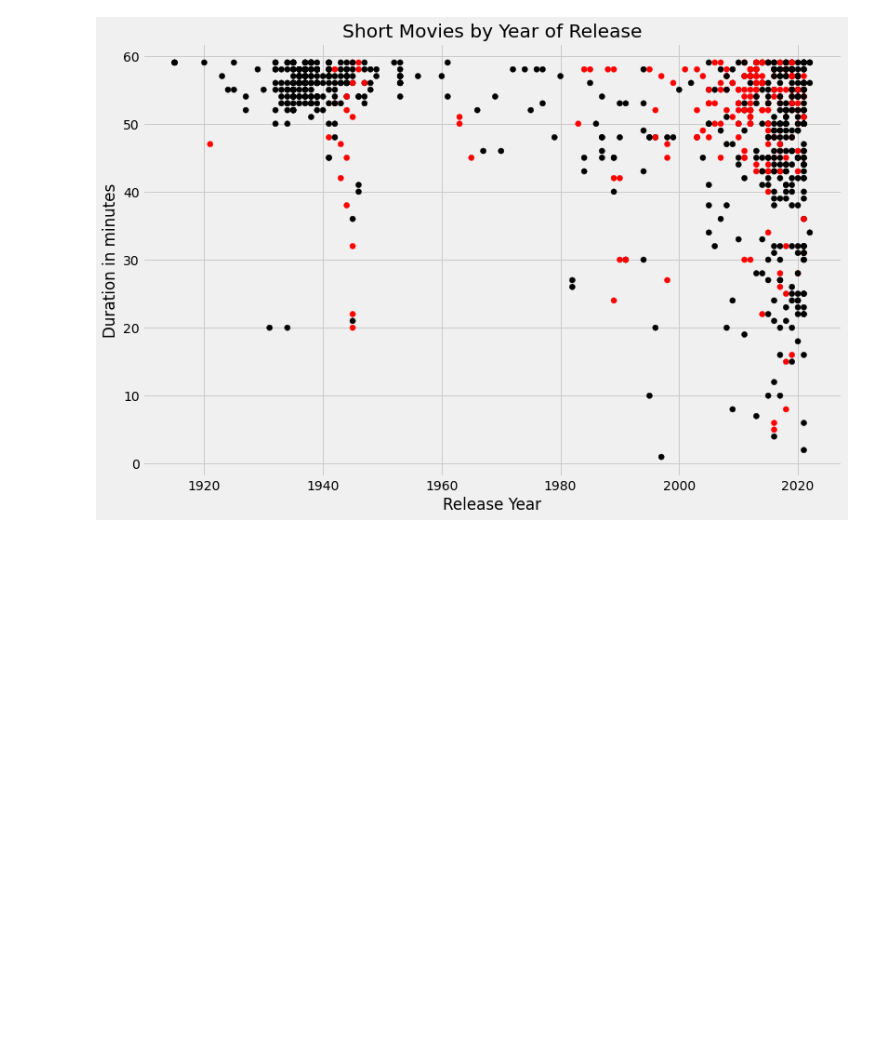
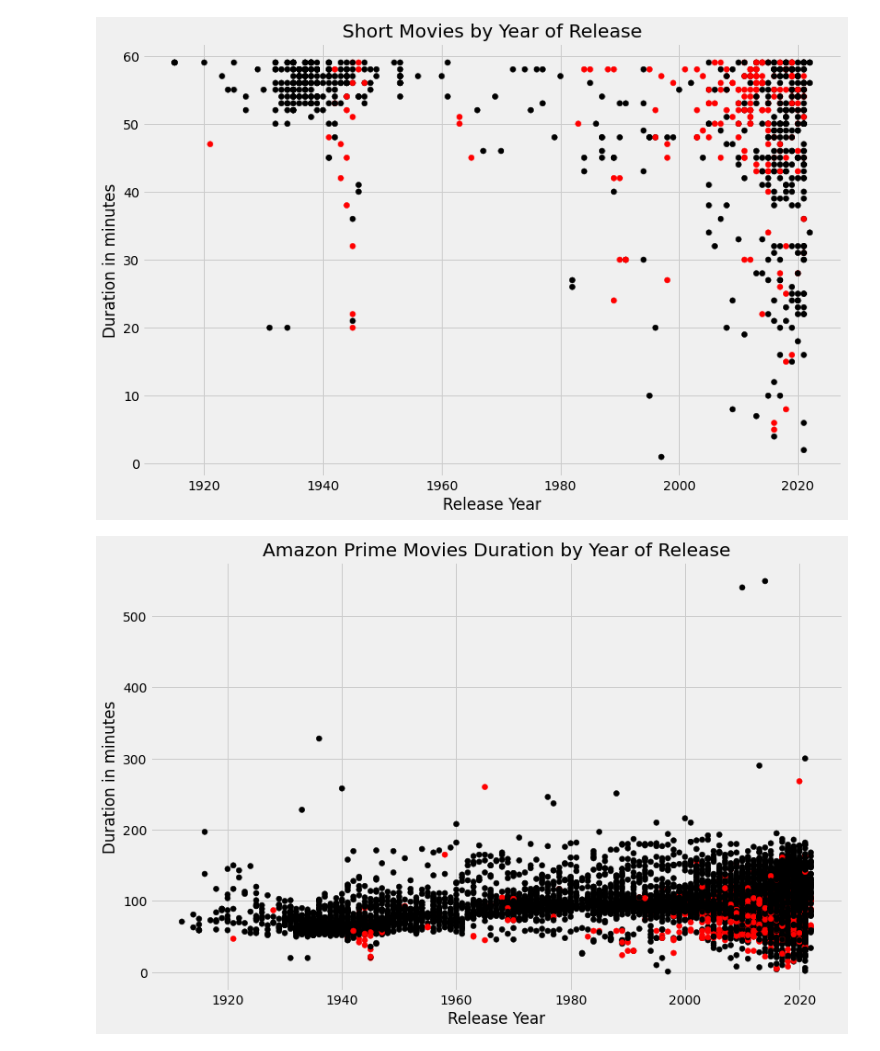
Before and after one commit to taryegh/amazon-prime-movies, a Jupyter notebook: amazon-prime-movies-2022.ipynb, the cells around one changed output. Drawn from its saved outputs; the diff is of its cells as text; code cells hidden in the pictures; blank space fills up the shorter version.

```diff
--- a/amazon-prime-movies-2022.ipynb
+++ b/amazon-prime-movies-2022.ipynb
@@ -131,3 +131,26 @@ plt.ylabel('Duration in minutes')
 plt.show()
 # %% [output]
 [figure]
+# %%
+all_movies_colors = []
+
+for lab, row in amazon_movies_col_sub.iterrows() :
+    if "documentation" in row['genres'] :
+        all_movies_colors.append('red')
+    else :
+         all_movies_colors.append('black')
+
+plt.style.use('fivethirtyeight')
+fig = plt.figure(figsize=(12,8))
+
+
+plt.scatter(x_axis, y_axis, c=all_movies_colors)
+
+plt.title('Amazon Prime Movies Duration by Year of Release')
+plt.xlabel('Release Year')
+plt.ylabel('Duration in minutes')
+
+
+plt.show()
+# %% [output]
+[figure, added]
```
